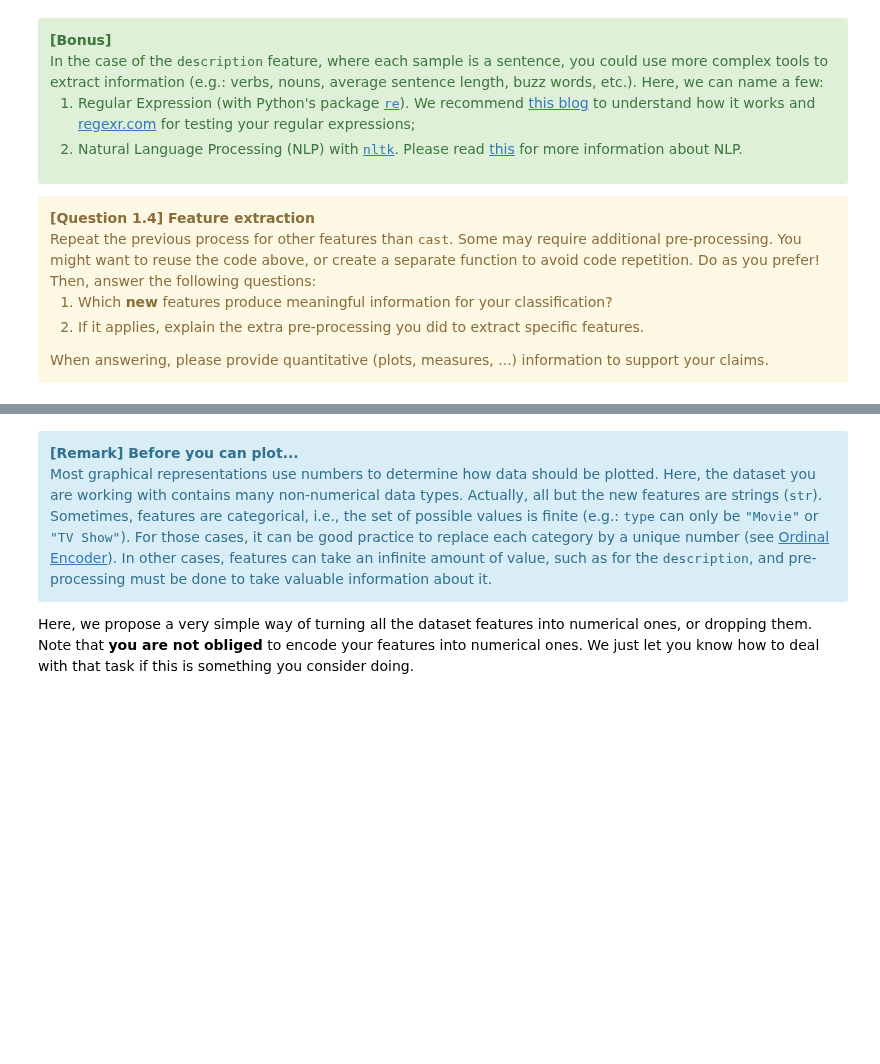
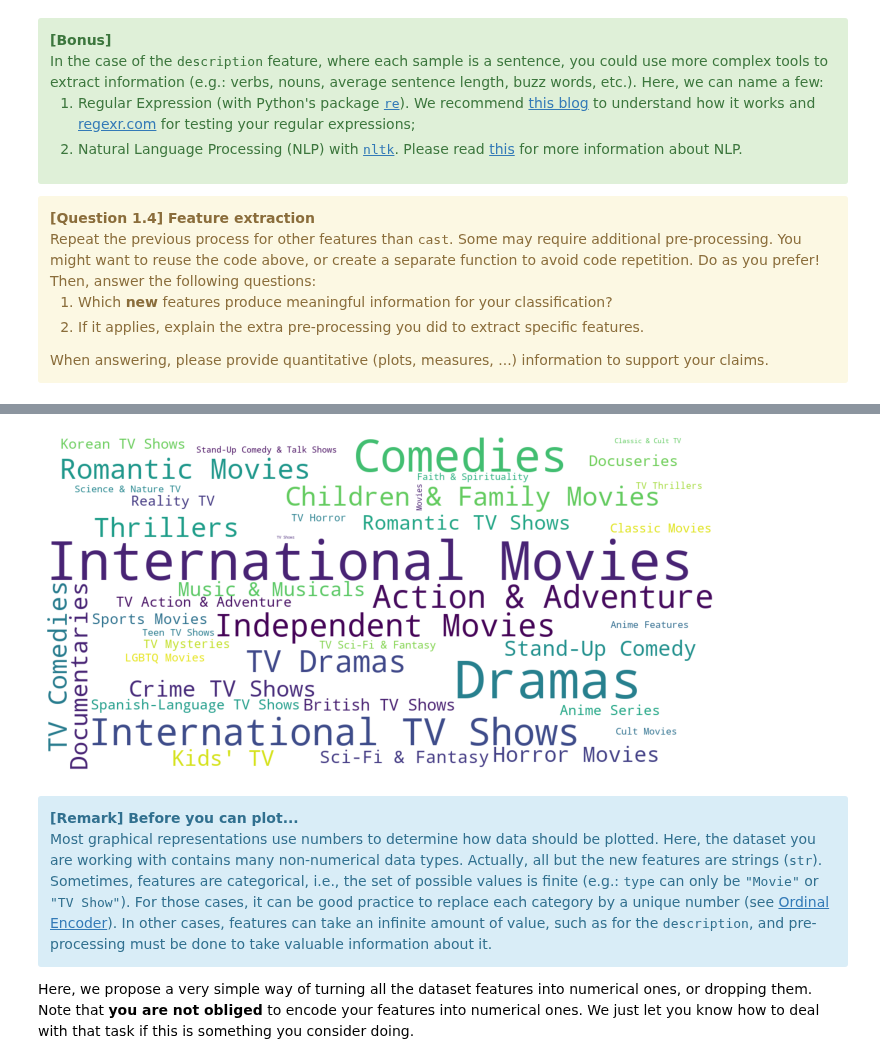
Before and after one commit to evandieren/Statistics-and-Data-Science-LEPL1109, a Jupyter notebook: Hackathon04/Hackathon04-Clustering_Student.ipynb, the cells around one changed output, grey strips where cells are left out. Saved outputs shown, nothing was run; the diff lists cells and outputs as text; code cells hidden in the pictures; blank space fills up the shorter version.

```diff
--- a/Hackathon04/Hackathon04-Clustering_Student.ipynb
+++ b/Hackathon04/Hackathon04-Clustering_Student.ipynb
@@ -496,3 +499,7 @@ dataset.head(5)
+# %%
+tb.word_cloud(genre)
+# %% [output]
+[figure, added]
 # %% [markdown]
 <div class="alert alert-info">
 <b>[Remark] Before you can plot...</b> <br>
```
Also changed, not shown: parts of 5 cells of this notebook, 6 other files.
